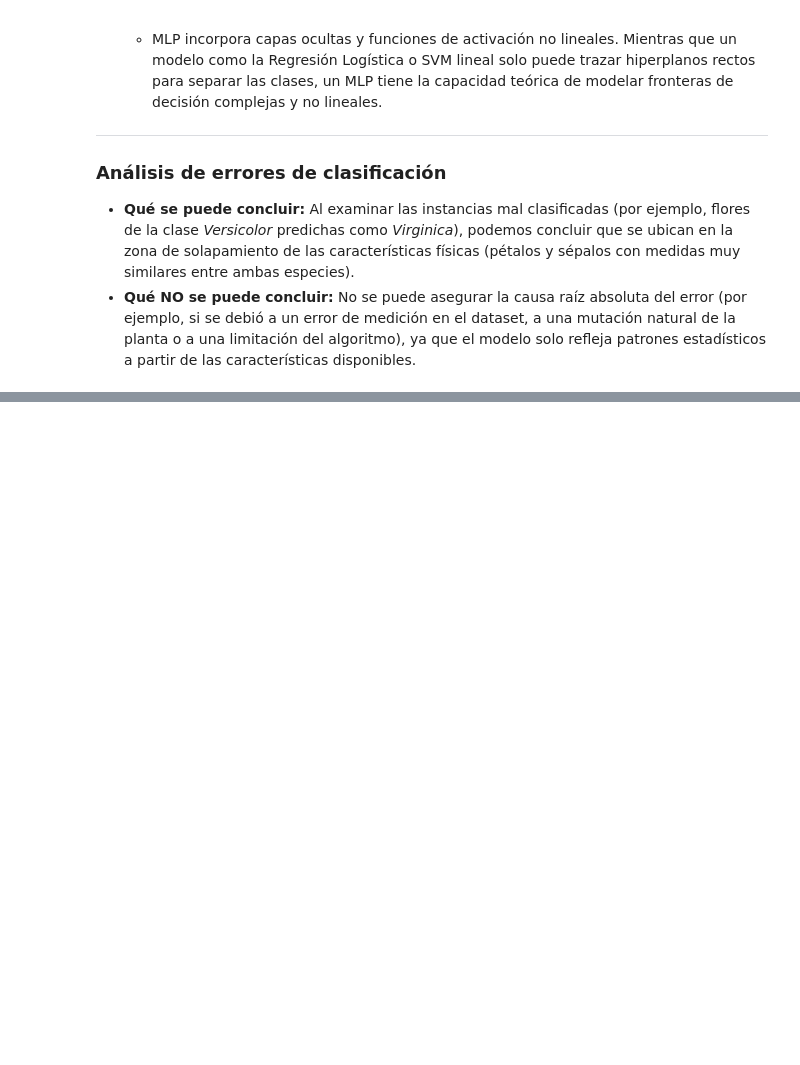
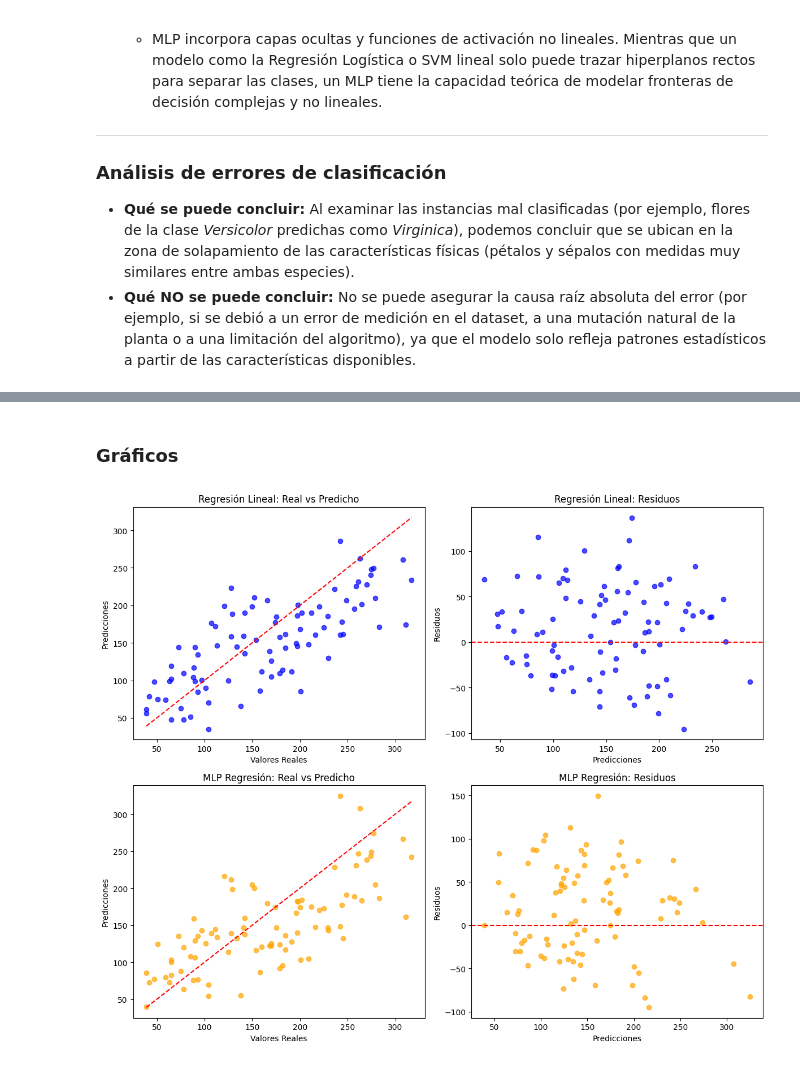
Before and after one commit to Celeste040205/Recuperacion-de-la-informacion, a Jupyter notebook: Ejercicio 01 Revisión ML - 1era parte/01_revml_GallardoCeleste.ipynb, the cells around one changed output, grey strips where cells are left out. Drawn from its saved outputs; the diff is of its cells as text; code cells hidden in the pictures; blank space fills up the shorter version.

```diff
--- a/Ejercicio 01 Revisión ML - 1era parte/01_revml_GallardoCeleste.ipynb
+++ b/Ejercicio 01 Revisión ML - 1era parte/01_revml_GallardoCeleste.ipynb
@@ -436,0 +750,6 @@ display(df_resumen)
+# %%
+gb_reg = Pipeline([
+    ('scaler', StandardScaler()),
+    ('regressor', GradientBoostingRegressor(random_state=42))])
+# %%
+gb_reg.fit(X_reg_train, y_reg_train)
@@ -436,0 +779,6 @@ display(df_resumen)
+# %%
+mlp_reg = Pipeline([
+    ('scaler', StandardScaler()),
+    ('regressor', MLPRegressor(max_iter=1000, random_state=42))])
+# %%
+mlp_reg.fit(X_reg_train, y_reg_train)
@@ -436,0 +837,51 @@ display(df_resumen)
+# %% [markdown]
+### Gráficos
+# %%
+import matplotlib.pyplot as plt
+
+# Obtener predicciones de validación para Regresión Lineal y MLP
+y_pred_lin_val = lin_reg.predict(X_reg_val)
+y_pred_mlp_val = mlp_reg.predict(X_reg_val)
+
+# Calcular residuos
+residuos_lin = y_reg_val - y_pred_lin_val
+residuos_mlp = y_reg_val - y_pred_mlp_val
+
+plt.figure(figsize=(12, 10))
+
+# 1. Gráfico Real vs Predicciones (Regresión Lineal)
+plt.subplot(2, 2, 1)
+plt.scatter(y_reg_val, y_pred_lin_val, alpha=0.7, color='blue')
+plt.plot([y_reg_val.min(), y_reg_val.max()], [y_reg_val.min(), y_reg_val.max()], 'r--')
+plt.title("Regresión Lineal: Real vs Predicho")
+plt.xlabel("Valores Reales")
+plt.ylabel("Predicciones")
+
+# 2. Gráfico de Residuos (Regresión Lineal)
+plt.subplot(2, 2, 2)
+plt.scatter(y_pred_lin_val, residuos_lin, alpha=0.7, color='blue')
+plt.axhline(y=0, color='r', linestyle='--')
+plt.title("Regresión Lineal: Residuos")
+plt.xlabel("Predicciones")
+plt.ylabel("Residuos")
+
+# 3. Gráfico Real vs Predicciones (MLP)
+plt.subplot(2, 2, 3)
+plt.scatter(y_reg_val, y_pred_mlp_val, alpha=0.7, color='orange')
+plt.plot([y_reg_val.min(), y_reg_val.max()], [y_reg_val.min(), y_reg_val.max()], 'r--')
+plt.title("MLP Regresión: Real vs Predicho")
+plt.xlabel("Valores Reales")
+plt.ylabel("Predicciones")
+
+# 4. Gráfico de Residuos (MLP)
+plt.subplot(2, 2, 4)
+plt.scatter(y_pred_mlp_val, residuos_mlp, alpha=0.7, color='orange')
+plt.axhline(y=0, color='r', linestyle='--')
+plt.title("MLP Regresión: Residuos")
+plt.xlabel("Predicciones")
+plt.ylabel("Residuos")
+
+plt.tight_layout()
+plt.show()
+# %% [output]
+[figure, added]
```
Also changed, not shown: parts of 68 cells of this notebook.
